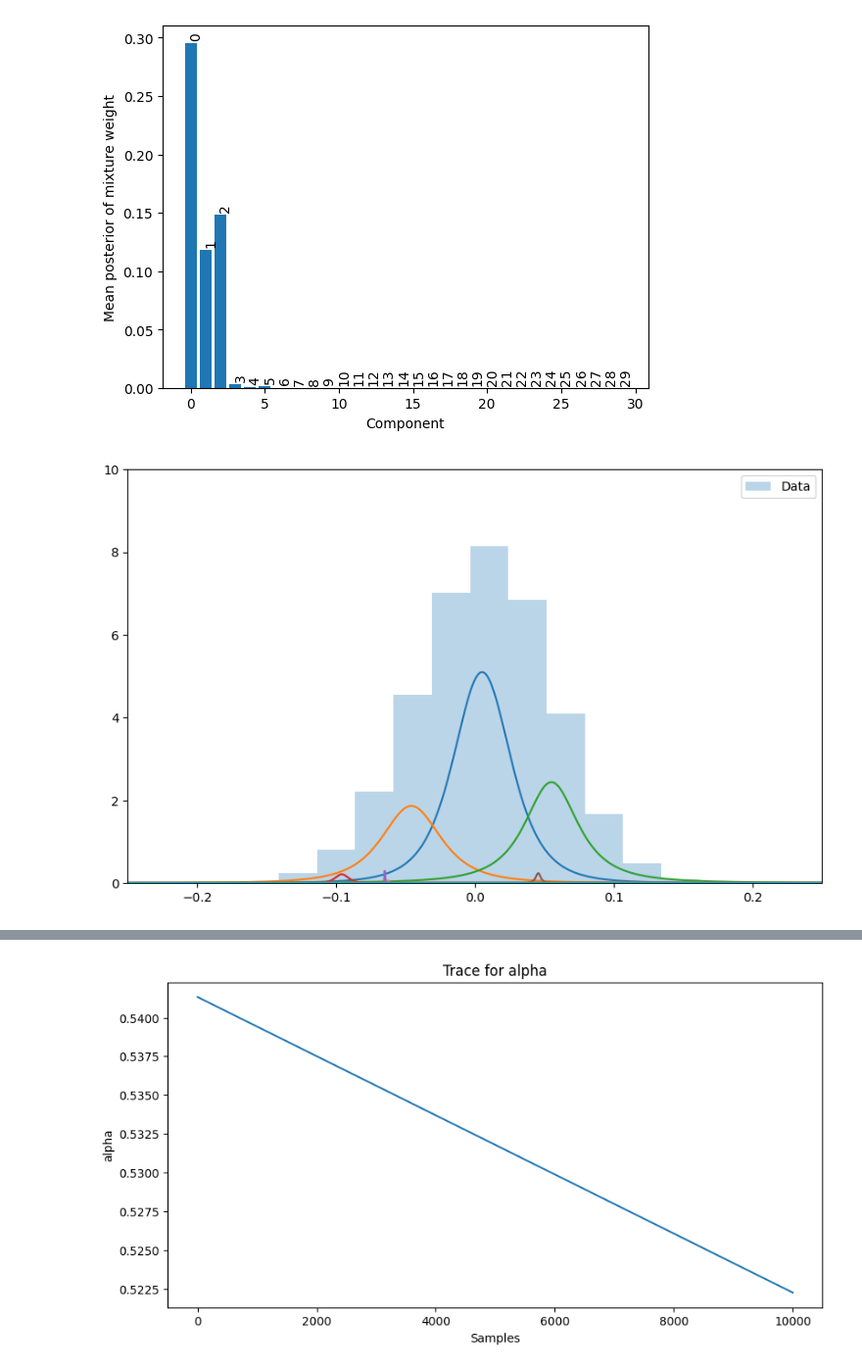
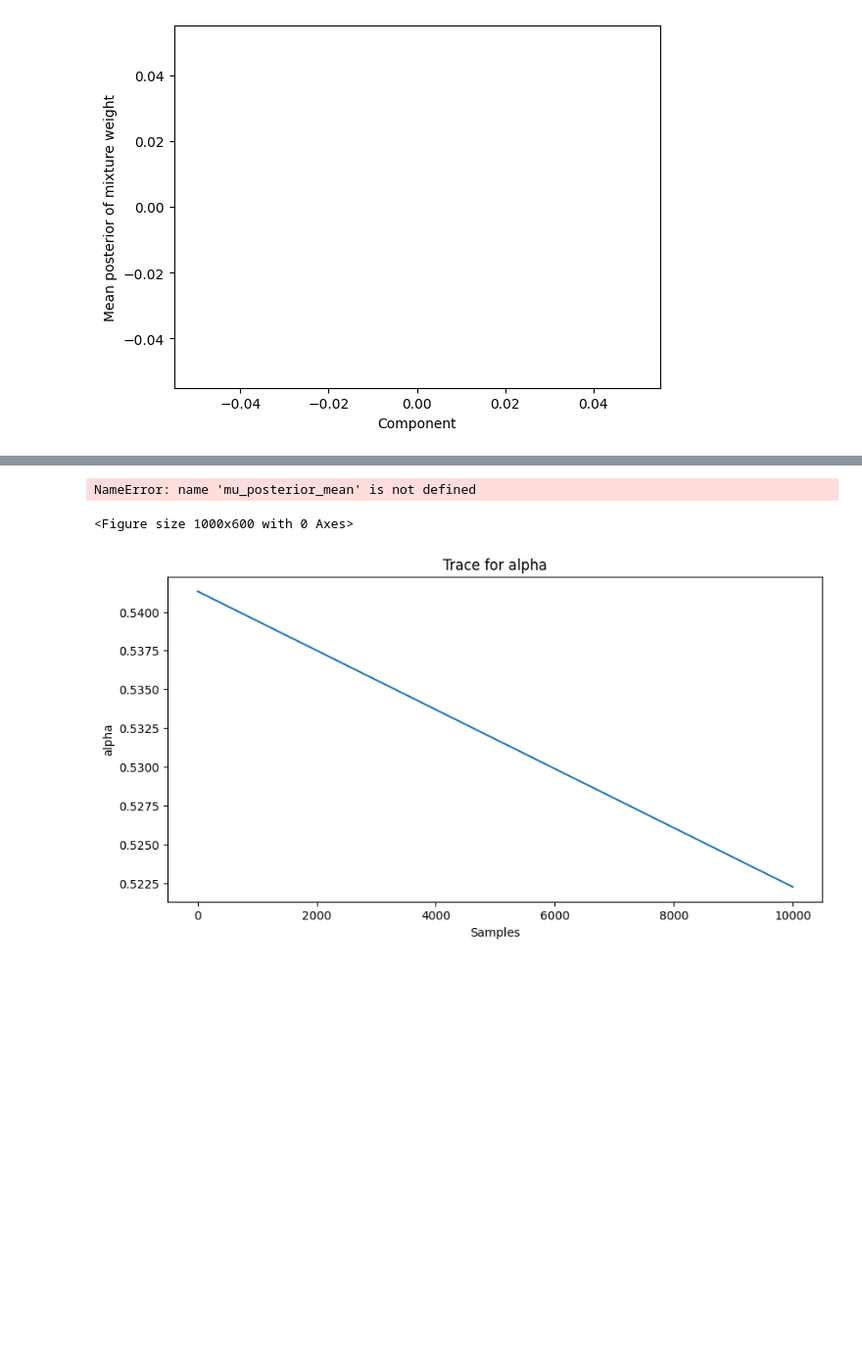
Before and after one commit to hadasvolk/FragCNA, a Jupyter notebook: utils/blackjax_issue_demo_dpm.ipynb, the cells around one changed output, grey strips where cells are left out. Shown at 98% size. Drawn from its saved outputs; the diff is of its cells as text; code cells hidden in the pictures; blank space fills up the shorter version.

```diff
--- a/utils/blackjax_issue_demo_dpm.ipynb
+++ b/utils/blackjax_issue_demo_dpm.ipynb
@@ -75,58 +77,78 @@ def mu(n, s, phi, c, cs):
                         (2 * n + (1 - n) * phi))
 
 def stick_breaking(beta, epsilon=1e-10):
-    portion_remaining = jnp.concatenate([jnp.array([1]), jnp.cumprod(1 - beta[:-1])])
-    portion_remaining += epsilon
-    portion_remaining /= jnp.sum(portion_remaining)
-    return beta * portion_remaining
+    portion_remaining = jnp.concatenate([jnp.array([1.0]), jnp.cumprod(1.0 - beta[:-1] + epsilon)])
+    probabilities = beta * portion_remaining
+    return probabilities / jnp.sum(probabilities)
 
 def logprior_fn(params):
-    alpha_param, beta_param, mu_param, nu_param, scale_param = jax.tree_util.tree_flatten(params)[0]
+    alpha_param, beta_param, n_param, nu_param, s_param, scale_param = jax.tree_util.tree_flatten(params)[0]
     alpha = jax.nn.softplus(alpha_param)
     beta = jax.nn.sigmoid(beta_param)
+
     scale = jax.nn.softplus(scale_param)
     nu = jax.nn.softplus(nu_param)
-    mu = mu_param
+
+    n = jax.nn.sigmoid(n_param)
+    s = jax.nn.sigmoid(s_param)
 
     log_prior =  \
             Gamma(1, 1).log_prob(alpha) + \
             jnp.sum(Beta(2, alpha).log_prob(beta), axis=-1) + \
             jnp.sum(HalfNormal(1).log_prob(scale), axis=-1) + \
             jnp.sum(Gamma(1, .1).log_prob(nu), axis=-1) + \
-            jnp.sum(Normal(0, 1).log_prob(mu), axis=-1)
+            Beta(2, 20).log_prob(s) + \
+            Beta(20, 2).log_prob(n)
 
     return log_prior
 
 def loglikelihood_fn(params, data):
-    alpha_param, beta_param, mu_param, nu_param, scale_param = jax.tree_util.tree_flatten(params)[0]
+    _, beta_param, n_param, nu_param, s_param, scale_param = jax.tree_util.tree_flatten(params)[0]
     beta = jax.nn.sigmoid(beta_param)
     weights = stick_breaking(beta)
+
     scale = jax.nn.softplus(scale_param)
     nu = jax.nn.softplus(nu_param)
-    mu = mu_param
+
+    n = jax.nn.sigmoid(n_param)
+    s = jax.nn.sigmoid(s_param)
+
+    equal_states = jnp.all(states[:, 0] == states[:, 1])
+    s_ = jnp.where(equal_states, 0, s)
+    phi = (1-s_) * jnp.sum(weights * states[:, 0]) + s_ * jnp.sum(weights * states[:, 1])
+    mu = jnp.log2((2 * n + (1 - n) * ((1 - s_) * states[:, 0] + s_ * states[:, 1])) / \
+                        (2 * n + (1 - n) * phi))
 
     component_dists = StudentT(nu, mu, scale)
     likelihood_dist = MixtureSameFamily(Categorical(weights), component_dists)
     log_likelihood = jnp.sum(likelihood_dist.log_prob(data))
 
-    return log_likelihood
+    penalty = jnp.where((phi < 2) | (phi > 4), 1e-3, 0)
 
+    return log_likelihood - penalty
 
 key = jax.random.PRNGKey(np.random.randint(0, 1000))
 
-max_cluster_num = 30
-alpha = inverse_softplus(1)
-beta = inverse_sigmoid(jnp.ones(max_cluster_num) * 0.5)
+states = []
+for i in range(10):
+    for j in [i-1, i, i + 1]:
+        if j < 0: continue
+        states.append([i, j])
+states = jnp.array(states)
+max_cluster_num = len(states)
+alpha = inverse_softplus(0.5)
+beta = inverse_sigmoid(jnp.ones(max_cluster_num) * 0.005)
 scale = inverse_softplus(jnp.ones(max_cluster_num) * 0.005)
 nu = inverse_softplus(jnp.ones(max_cluster_num) * 2)
-mu = Uniform(-.1, .1).sample(key, (max_cluster_num,))
+n = inverse_sigmoid(0.5)
+s = inverse_sigmoid(0.5)
 
-init_params = {'alpha': alpha, 'beta': beta, 'mu': mu, 'nu': nu, 'scale': scale}
+init_params = {'alpha': alpha, 'beta': beta, 'nu': nu, 'scale': scale, 'n': n, 's': s}
 
 data_size = len(observations)
 batch_size = data_size // 10
 key = jax.random.PRNGKey(np.random.randint(0, 1000))
-init_step_size = 1e-5
+init_step_size = 1e-8
 zeta = 1
 sz = 5
 num_samples = 10_000
@@ -137,8 +159,8 @@ grad_fn = grad_estimator(logprior_fn, loglikelihood_fn, data_size)
 logdensity_fn = logdensity_estimator(logprior_fn, loglikelihood_fn, sample_size)
 
 # kernel = blackjax.sgld(grad_fn)
-# kernel = blackjax.csgld(logdensity_fn, grad_fn, zeta=zeta)
-kernel = blackjax.sghmc(grad_fn, 20)
+kernel = blackjax.csgld(logdensity_fn, grad_fn, zeta=zeta)
+# kernel = blackjax.sghmc(grad_fn, 20)
 # kernel = blackjax.sgnht(key, grad_fn)
 
 state = kernel.init(init_params)
@@ -150,7 +172,7 @@ def inference_loop(rng_key, mcmc_kernel, initial_state, num_samples, data, batch
     def one_step(state, x):
         rng_key, batch_key, sample_key = jax.random.split(jax.random.PRNGKey(np.random.randint(0, 1000000)), 3)
         mini_batch = jax.random.permutation(batch_key, observations, independent=True)[:batch_size]
-        state = mcmc_kernel(rng_key, state, mini_batch, step_size)
+        state = mcmc_kernel(rng_key, state, mini_batch, step_size, 1e-4)
         return state, state
 
     _, states = jax.lax.scan(one_step, initial_state, jnp.arange(num_samples))
@@ -158,26 +180,32 @@ def inference_loop(rng_key, mcmc_kernel, initial_state, num_samples, data, batch
     return states
 
 samples = inference_loop(key, kernel.step, state, num_samples, observations, batch_size, init_step_size)
-# samples = samples.position
+samples = samples.position
 
 alpha_posterior = jax.nn.softplus(samples['alpha'][-sample_size:])
 beta_posterior = jax.nn.sigmoid(samples['beta'][-sample_size:])
 scale_posterior = jax.nn.softplus(samples['scale'][-sample_size:])
 nu_posterior = jax.nn.softplus(samples['nu'][-sample_size:])
-mu_posterior = samples['mu'][-sample_size:]
+n_posterior = jax.nn.sigmoid(samples['n'][-sample_size:])
+s_posterior = jax.nn.sigmoid(samples['s'][-sample_size:])
 
 alpha_posterior_mean = jnp.mean(alpha_posterior)
 beta_posterior_mean = jnp.mean(beta_posterior, axis=0)
 weights_posterior_mean = stick_breaking(beta_posterior_mean)
 scale_posterior_mean = jnp.mean(scale_posterior, axis=0)
 nu_posterior_mean = jnp.mean(nu_posterior, axis=0)
-mu_posterior_mean = jnp.mean(mu_posterior, axis=0)
+n_posterior_mean = jnp.mean(n_posterior)
+s_posterior_mean = jnp.mean(s_posterior)
+weights_posterior_mean = stick_breaking(beta_posterior_mean)
 
+phi = (1-s_posterior_mean) * jnp.sum(weights_posterior_mean * states[:, 0]) + s_posterior_mean * jnp.sum(weights_posterior_mean * states[:, 1])
+mu = jnp.log2((2 * n_posterior_mean + (1 - n_posterior_mean) * ((1 - s_posterior_mean) * states[:, 0] + s_posterior_mean * states[:, 1])) / \
+                        (2 * n_posterior_mean + (1 - n_posterior_mean) * phi))
 states = pd.DataFrame({
     'beta': beta_posterior_mean,
     'scale': scale_posterior_mean,
     'nu': nu_posterior_mean,
-    'mu': mu_posterior_mean,
+    'mu': mu,
     'weights': weights_posterior_mean
 })
 
@@ -190,7 +218,7 @@ plt.show()
 
 plt.figure(figsize=(10, 6))
 x = np.linspace(-.25, .25, 1000)
-for df, loc, scale, weight in zip(nu_posterior_mean, mu_posterior_mean, scale_posterior_mean, weights_posterior_mean):
+for df, loc, scale, weight in zip(nu_posterior_mean, mu, scale_posterior_mean, weights_posterior_mean):
     y = t.pdf(x, df, loc, scale)
     plt.plot(x, y * weight)
 plt.hist(observations, bins=100, density=True, label='Data', alpha=0.3)
@@ -204,2 +249 @@ states.sort_values('weights', ascending=False)
-[figure, old version]
+[figure, new version]
-[figure, removed]
@@ -223,3 +250,5 @@ states.sort_values('weights', ascending=False)
+NameError: name 'mu_posterior_mean' is not defined
+<Figure size 1000x600 with 0 Axes>
 # %%
 def plot_trace(samples, param_name):
     plt.figure(figsize=(10, 5))
```
Also changed, not shown: parts of 2 cells of this notebook, 1 other file.
